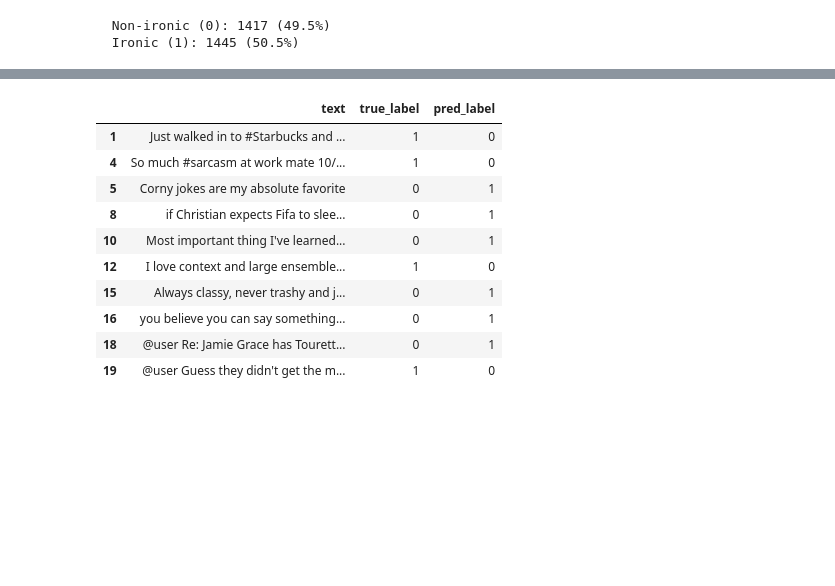
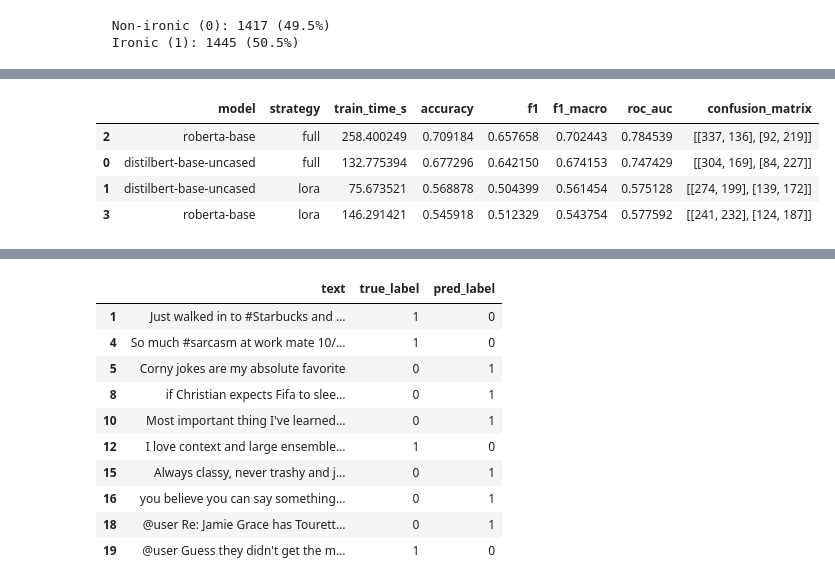
Before and after one commit to derynlee28/DSA4213-Assignment-3, a Jupyter notebook: assignment_3.ipynb, the cells around one changed output, grey strips where cells are left out. Drawn from its saved outputs; the diff is of its cells as text; code cells hidden in the pictures; blank space fills up the shorter version.

```diff
--- a/assignment_3.ipynb
+++ b/assignment_3.ipynb
@@ -246,3 +237,13 @@ df_baseline_results
+# %%
+df_baseline = (df_baseline_results.drop(["mode", "tokenizer", "precision", "recall", "learning_rate", "batch_size", "epochs", "error_cases"], axis=1)
+    .sort_values("f1_macro", ascending=False))
+df_baseline
+# %% [output]
+|  | model | strategy | train_time_s | accuracy | f1 | f1_macro | roc_auc | confusion_matrix |
+| 2 | roberta-base | full | 258.400249 | 0.709184 | 0.657658 | 0.702443 | 0.784539 | [[337, 136], [92, 219]] |
+| 0 | distilbert-base-uncased | full | 132.775394 | 0.677296 | 0.642150 | 0.674153 | 0.747429 | [[304, 169], [84, 227]] |
+| 1 | distilbert-base-uncased | lora | 75.673521 | 0.568878 | 0.504399 | 0.561454 | 0.575128 | [[274, 199], [139, 172]] |
+| 3 | roberta-base | lora | 146.291421 | 0.545918 | 0.512329 | 0.543754 | 0.577592 | [[241, 232], [124, 187]] |
 # %%
 # Run RobERTA
 
```
Also changed, not shown: parts of 13 cells of this notebook, 2 other files.
